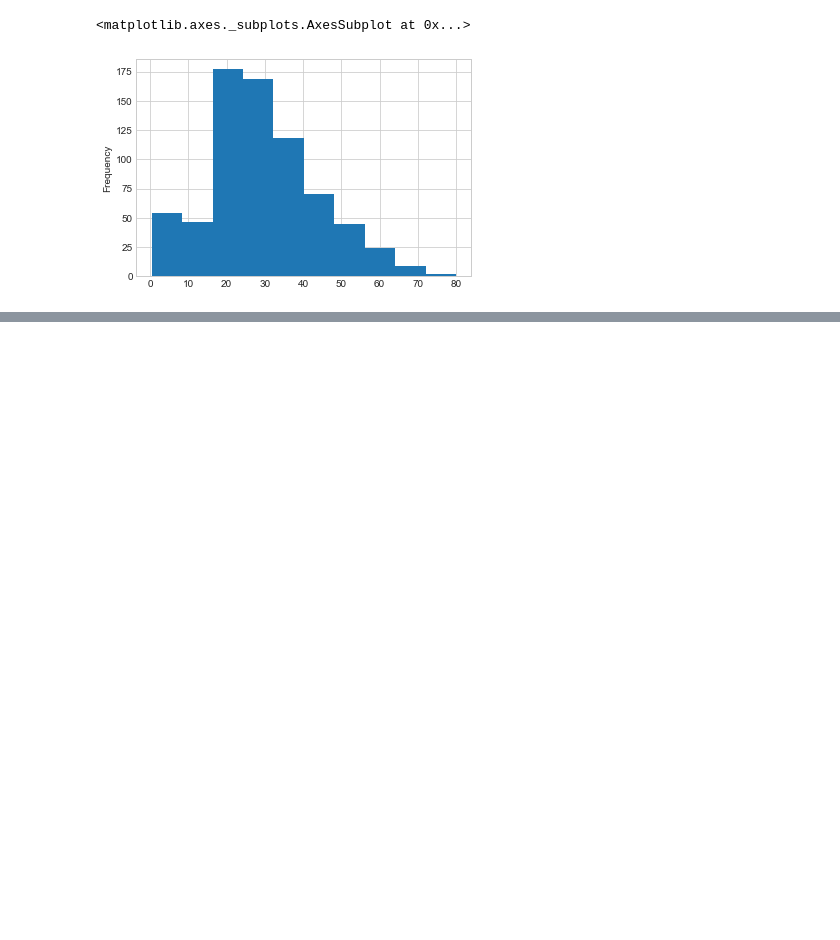
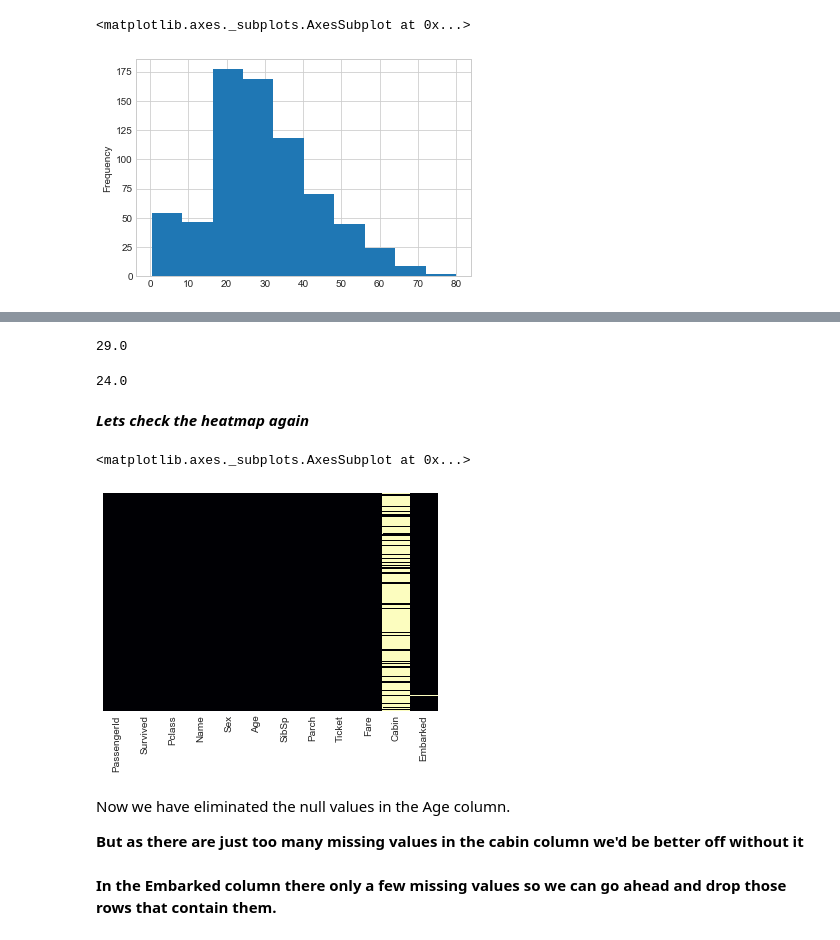
Before and after one commit to subhamsarangi/ML, a Jupyter notebook: 2. Logistic Regression/Logistic Regression.ipynb, the cells around one changed output, grey strips where cells are left out. Drawn from its saved outputs; the diff is of its cells as text; code cells hidden in the pictures; blank space fills up the shorter version.

```diff
--- a/2. Logistic Regression/Logistic Regression.ipynb
+++ b/2. Logistic Regression/Logistic Regression.ipynb
@@ -72,0 +91,35 @@ train['Fare'].hist(bins=40,figsize=(10,4))
+# %%
+train[train['Pclass']==2]['Age'].median()
+# %% [output]
+29.0
+# %%
+train[train['Pclass']==3]['Age'].median()
+# %% [output]
+24.0
+# %%
+def impute_age(cols):
+    Age = cols[0]
+    Pclass = cols[1]
+
+    if pd.isnull(Age):
+        if Pclass == 1:
+            return 37
+        elif Pclass == 2:
+            return 29
+        else:
+            return 24
+    else:
+        return Age
+# %%
+train['Age'] = train[['Age','Pclass']].apply(impute_age,axis=1)
+# %% [markdown]
+***Lets check the heatmap again***
+# %%
+sns.heatmap(train.isnull(),cbar=False, cmap='magma',yticklabels=False)
+# %% [output]
+<matplotlib.axes._subplots.AxesSubplot at 0x...>
+[figure, added]
+# %% [markdown]
+Now we have eliminated the null values in the Age column.
+
+**But as there are just too many missing values in the cabin column we'd be better off without it**
@@ -72,0 +128,2 @@ train['Fare'].hist(bins=40,figsize=(10,4))
+# %% [markdown]
+**In the Embarked column there only a few missing values so we can go ahead and drop those rows that contain them.**
```
Also changed, not shown: parts of 54 cells of this notebook.
